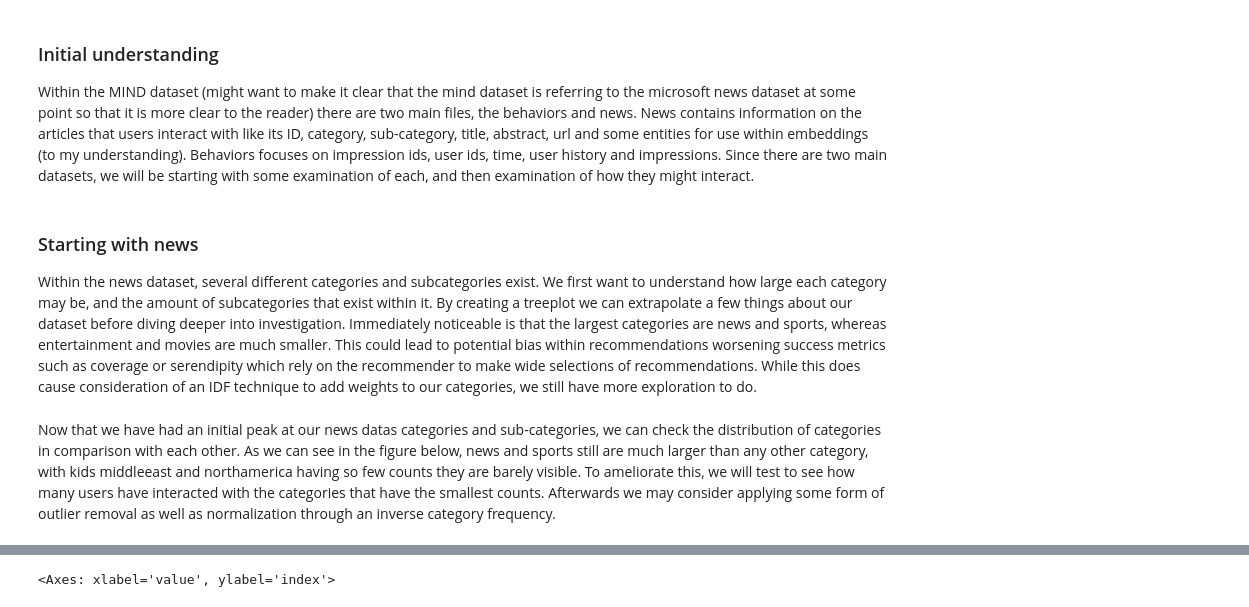
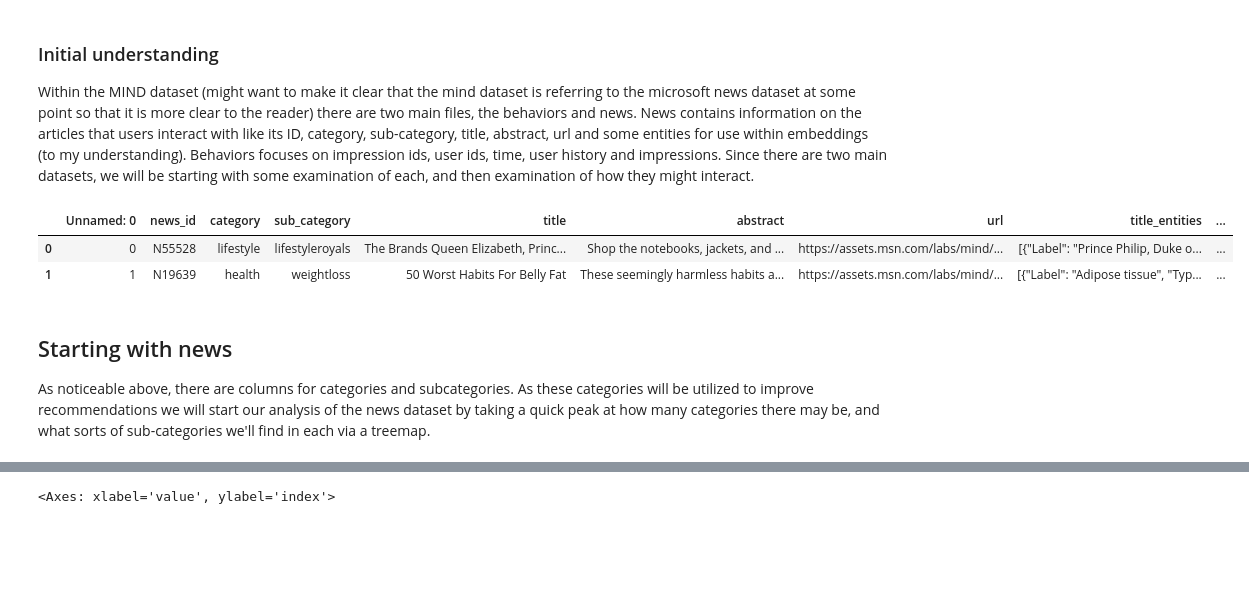
Before and after one commit to nicholas-rf/RecommenderProject, a Jupyter notebook: ExploratoryAnalysis/eda_report.ipynb, the cells around one changed output, grey strips where cells are left out. Drawn from its saved outputs; the diff is of its cells as text; code cells hidden in the pictures; blank space fills up the shorter version.

```diff
--- a/ExploratoryAnalysis/eda_report.ipynb
+++ b/ExploratoryAnalysis/eda_report.ipynb
@@ -25,12 +25,14 @@ We first noticed that our files were in unlabeled .tsv files, to make our data a
 Within the MIND dataset (might want to make it clear that the mind dataset is referring to the microsoft news dataset at some point so that it is more clear to the reader) there are two main files, the behaviors and news. News contains information on the articles that users interact with like its ID, category, sub-category, title, abstract, url and some entities for use within embeddings (to my understanding). Behaviors focuses on impression ids, user ids, time, user history and impressions. Since there are two main datasets, we will be starting with some examination of each, and then examination of how they might interact.
 # %%
 news = pd.read_csv('../MIND_small/csv/news.csv')
-# news.head()
+news.head(2)
+# %% [output]
+|  | Unnamed: 0 | news_id | category | sub_category | title | abstract | url | title_entities | ... |
+| 0 | 0 | N55528 | lifestyle | lifestyleroyals | The Brands Queen Elizabeth, Princ... | Shop the notebooks, jackets, and ... | https://assets.msn.com/labs/mind/... | [{"Label": "Prince Philip, Duke o... | ... |
+| 1 | 1 | N19639 | health | weightloss | 50 Worst Habits For Belly Fat | These seemingly harmless habits a... | https://assets.msn.com/labs/mind/... | [{"Label": "Adipose tissue", "Typ... | ... |
-# %% [markdown]
-### Starting with news
-Within the news dataset, several different categories and subcategories exist. We first want to understand how large each category may be, and the amount of subcategories that exist within it. By creating a treeplot we can extrapolate a few things about our dataset before diving deeper into investigation. Immediately noticeable is that the largest categories are news and sports, whereas entertainment and movies are much smaller. This could lead to potential bias within recommendations worsening success metrics such as coverage or serendipity which rely on the recommender to make wide selections of recommendations. While this does cause consideration of an IDF technique to add weights to our categories, we still have more exploration to do.
+# %% [markdown]
+## Starting with news
+As noticeable above, there are columns for categories and subcategories. As these categories will be utilized to improve recommendations we will start our analysis of the news dataset by taking a quick peak at how many categories there may be, and what sorts of sub-categories we'll find in each via a treemap.
 # %%
 fig = eda_modules.plot_sub_categories(news)
 fig.show()
-# %% [markdown]
-Now that we have had an initial peak at our news datas categories and sub-categories, we can check the distribution of categories in comparison with each other. As we can see in the figure below, news and sports still are much larger than any other category, with kids middleeast and northamerica having so few counts they are barely visible. To ameliorate this, we will test to see how many users have interacted with the categories that have the smallest counts. Afterwards we may consider applying some form of outlier removal as well as normalization through an inverse category frequency.
```
Also changed, not shown: parts of 21 cells of this notebook, 3 other files.
